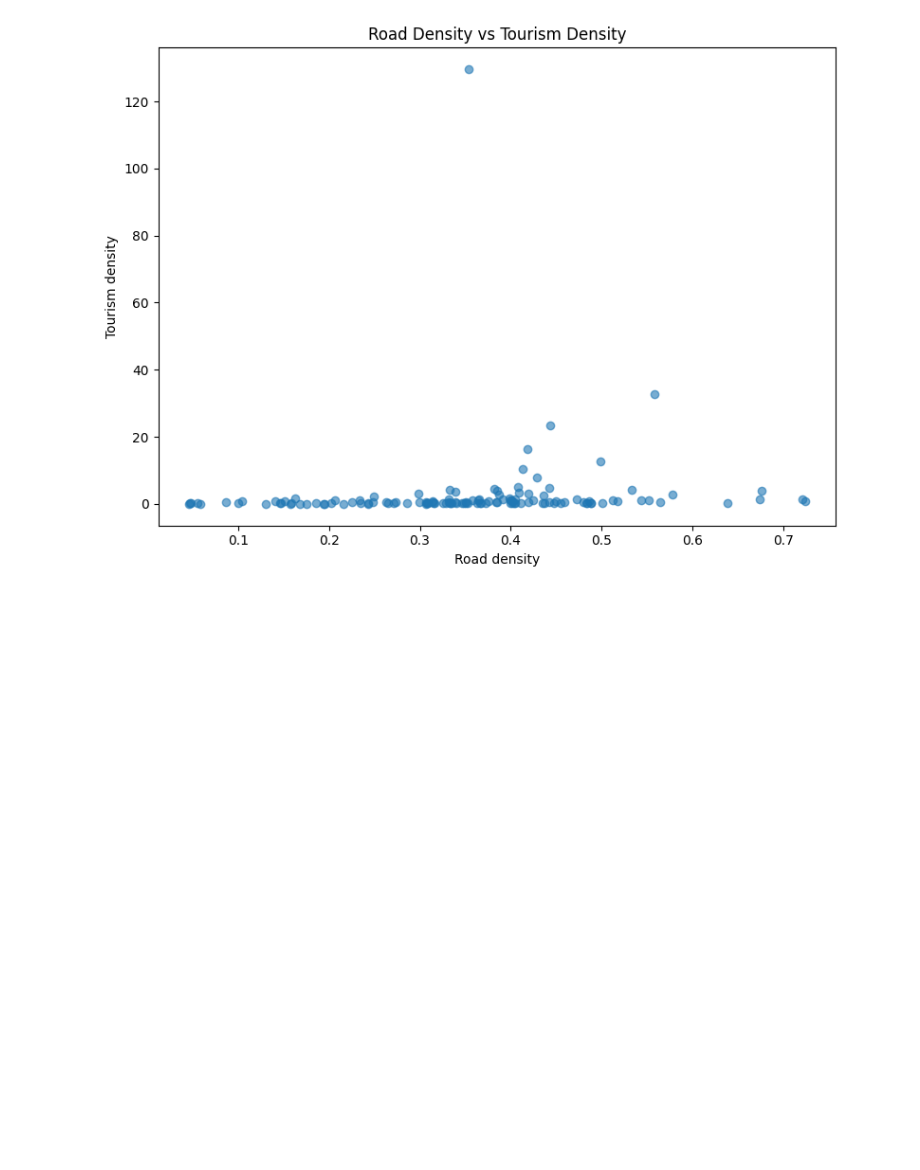
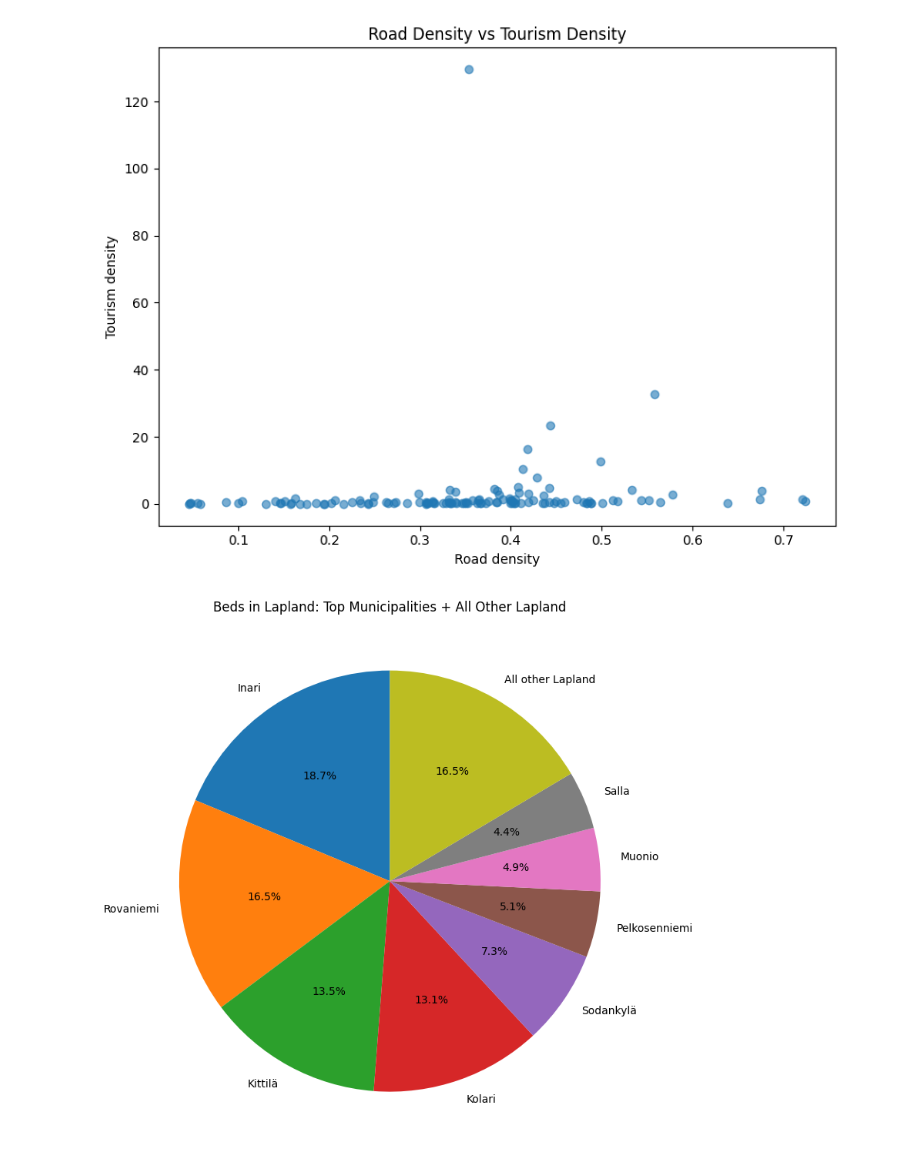
Before and after one commit to jonnevuorela/data-analytics, a Jupyter notebook: assignment_3_visuals.ipynb, the cells around one changed output. Drawn from its saved outputs; the diff is of its cells as text; code cells hidden in the pictures; blank space fills up the shorter version.

```diff
--- a/assignment_3_visuals.ipynb
+++ b/assignment_3_visuals.ipynb
@@ -223,14 +197,26 @@ pie_data = pd.concat([
 # %%
+
+
+top_lapland = lapland.nlargest(8, "Number of bed-places 2026*")
+other_sum = lapland["Number of bed-places 2026*"].sum() - top_lapland["Number of bed-places 2026*"].sum()
+
+pie_data = pd.concat([
+    top_lapland[["municipality", "Number of bed-places 2026*"]],
+    pd.DataFrame([{"municipality": "All other Lapland", "Number of bed-places 2026*": other_sum}])
+])
+
 
 plt.figure(figsize=(8, 8))
 plt.pie(
     pie_data["Number of bed-places 2026*"],
     labels=pie_data["municipality"],
     autopct="%1.1f%%",
     startangle=90
 )
 plt.title("Beds in Lapland: Top Municipalities + All Other Lapland")
 plt.tight_layout()
 plt.show()
+# %% [output]
+[figure, added]
 # %%
 
```
Also changed, not shown: parts of 12 cells of this notebook.
